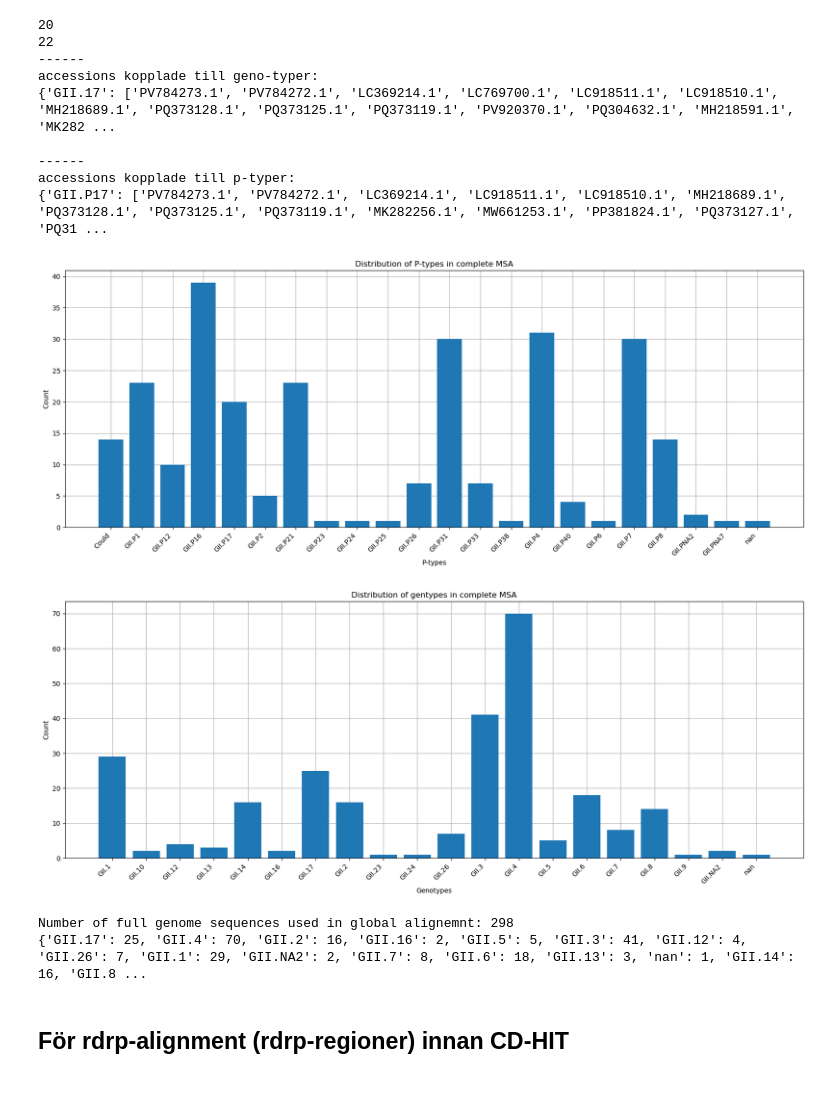
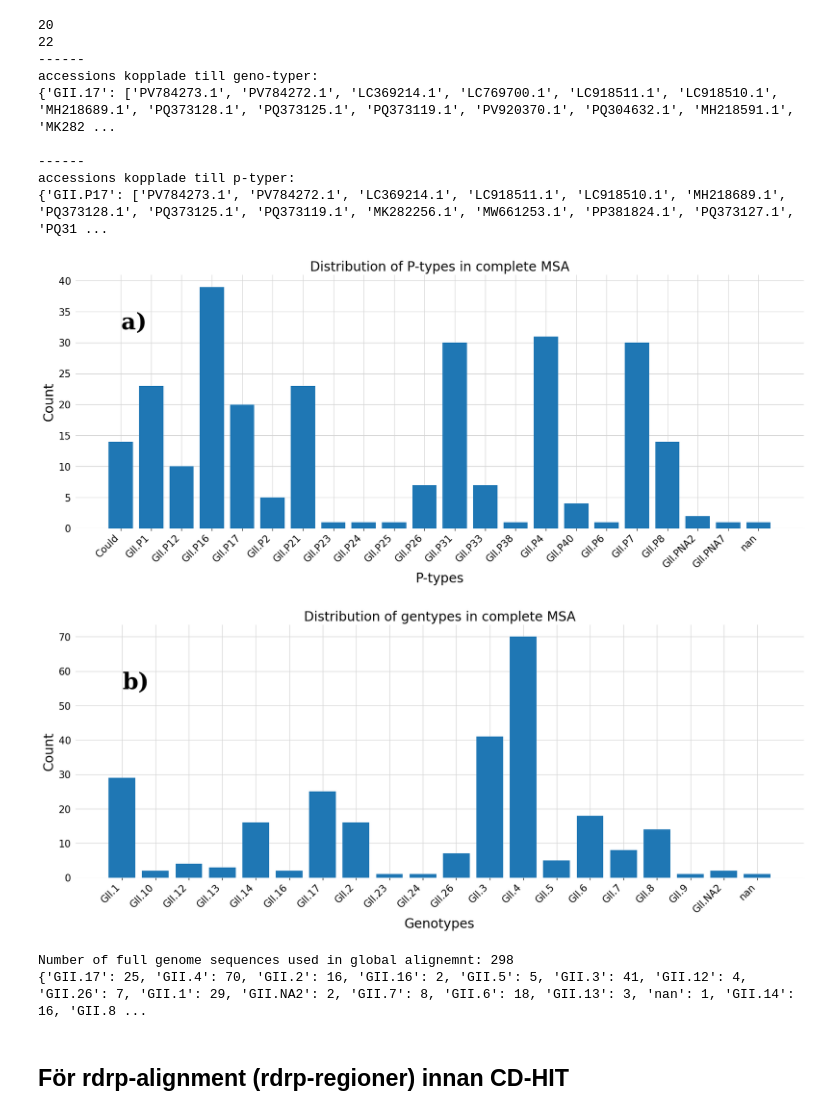
Before and after one commit to chriryde/norovirus-gii-dualtyping-ngs, a Jupyter notebook: notebooks/02_alignment correct.ipynb, the cells around one changed output. Drawn from its saved outputs; the diff is of its cells as text; code cells hidden in the pictures; blank space fills up the shorter version.

Commit message:
updated graphs and notebook
Co-authored-by: karoili <karoili@users.noreply.github.com>

```diff
--- a/notebooks/02_alignment correct.ipynb
+++ b/notebooks/02_alignment correct.ipynb
@@ -122,34 +122,50 @@ accessions kopplade till p-typer:
 # %%
 p_types = OrderedDict(sorted(p_type_dict.items(), key = lambda item:item[0]))
 genotypes = OrderedDict(sorted(genotype_dict.items(), key = lambda item:item[0]))
 
 
 plt.figure(figsize=(20, 7))
-plt.grid(True, zorder=0)
+plt.grid(True, color='lightgrey', zorder=0)
 plt.bar(list(p_types.keys()), list(p_types.values()), zorder=3)
-plt.xlabel('P-types')
-plt.xticks(rotation=45, ha='right')
-plt.ylabel('Count')
-plt.title('Distribution of P-types in complete MSA')
+plt.xlabel('P-types', fontsize=20)
+plt.xticks(rotation=45, ha='right', fontsize=15)
+plt.yticks(fontsize=15)
+plt.ylabel('Count', fontsize=20)
+plt.title('Distribution of P-types in complete MSA', fontsize=20)
+plt.box(False)
+plt.tick_params(left=False, bottom=True)
+plt.text(0.02, 35, 'a)',
+        fontsize=35,
+        fontweight='bold',
+        va='top',
+        fontfamily='serif')
 plt.show()
 
 
 plt.figure(figsize=(20, 7))
-plt.grid(True, zorder=0)
+plt.grid(True, color='lightgrey', zorder=0)
 plt.bar(list(genotypes.keys()), list(genotypes.values()), zorder=3)
-plt.xlabel('Genotypes')
-plt.xticks(rotation=45, ha='right')
-plt.ylabel('Count')
-plt.title('Distribution of gentypes in complete MSA')
+plt.xlabel('Genotypes', fontsize=20)
+plt.xticks(rotation=45, ha='right', fontsize=15)
+plt.yticks(fontsize=15)
+plt.ylabel('Count', fontsize=20)
+plt.title('Distribution of gentypes in complete MSA', fontsize=20)
+plt.box(False)
+plt.tick_params(left=False, bottom=True)
+plt.text(0.02, 60, 'b)',
+        fontsize=35,
+        fontweight='bold',
+        va='top',
+        fontfamily='serif')
 plt.show()
 
 print(f'Number of full genome sequences used in global alignemnt: {len(accessions_complete)}')
 
 # print(p_type_dict)
 print(genotype_dict)
 # %% [output]
-[figure, old version]
+[figure, new version]
-[figure, old version]
+[figure, new version]
 Number of full genome sequences used in global alignemnt: 298
 {'GII.17': 25, 'GII.4': 70, 'GII.2': 16, 'GII.16': 2, 'GII.5': 5, 'GII.3': 41, 'GII.12': 4, 'GII.26': 7, 'GII.1': 29, 'GII.NA2': 2, 'GII.7': 8, 'GII.6': 18, 'GII.13': 3, 'nan': 1, 'GII.14': 16, 'GII.8 ...
 # %% [markdown]
```
Also changed, not shown: parts of 2 cells of this notebook, 12 other files.
